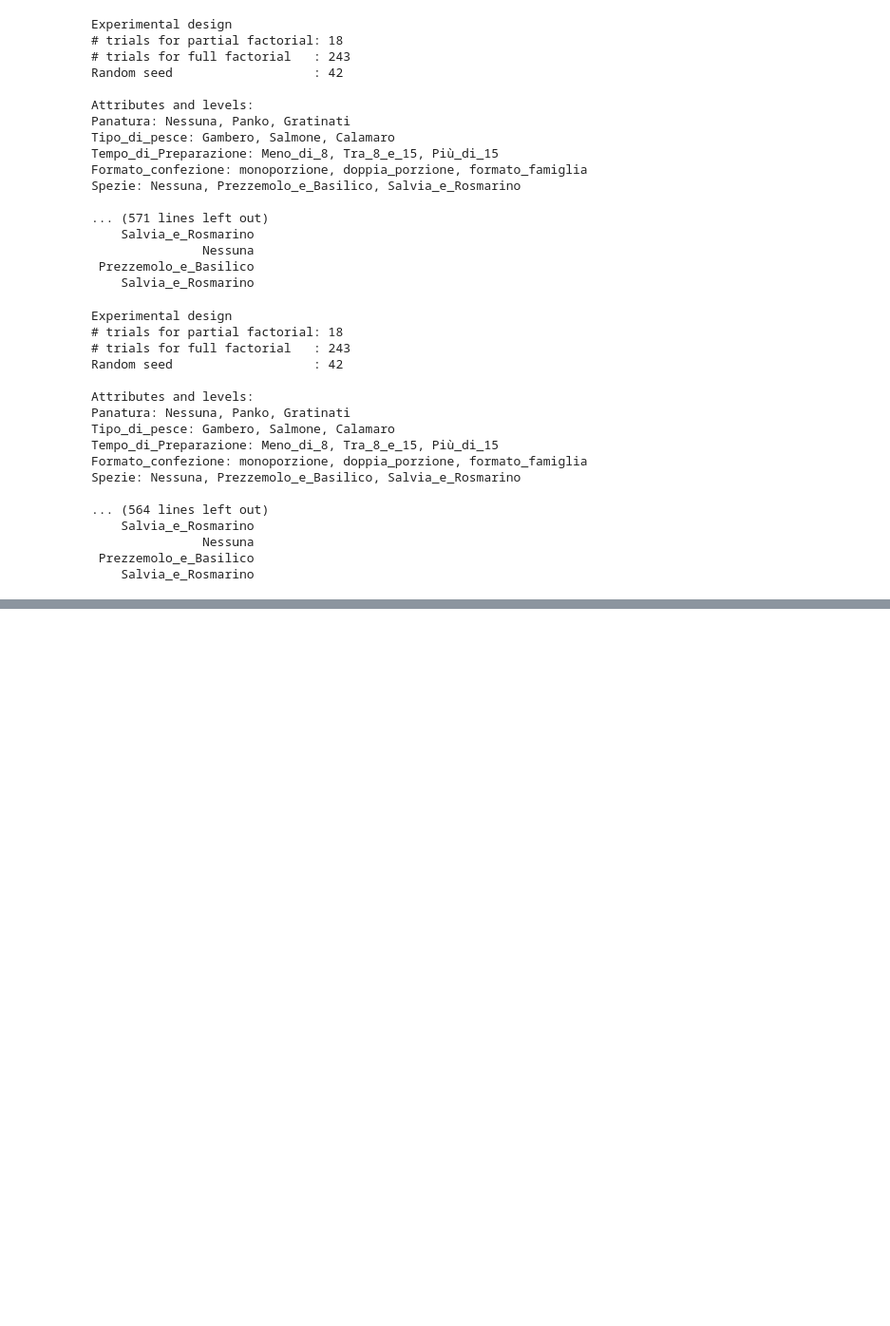
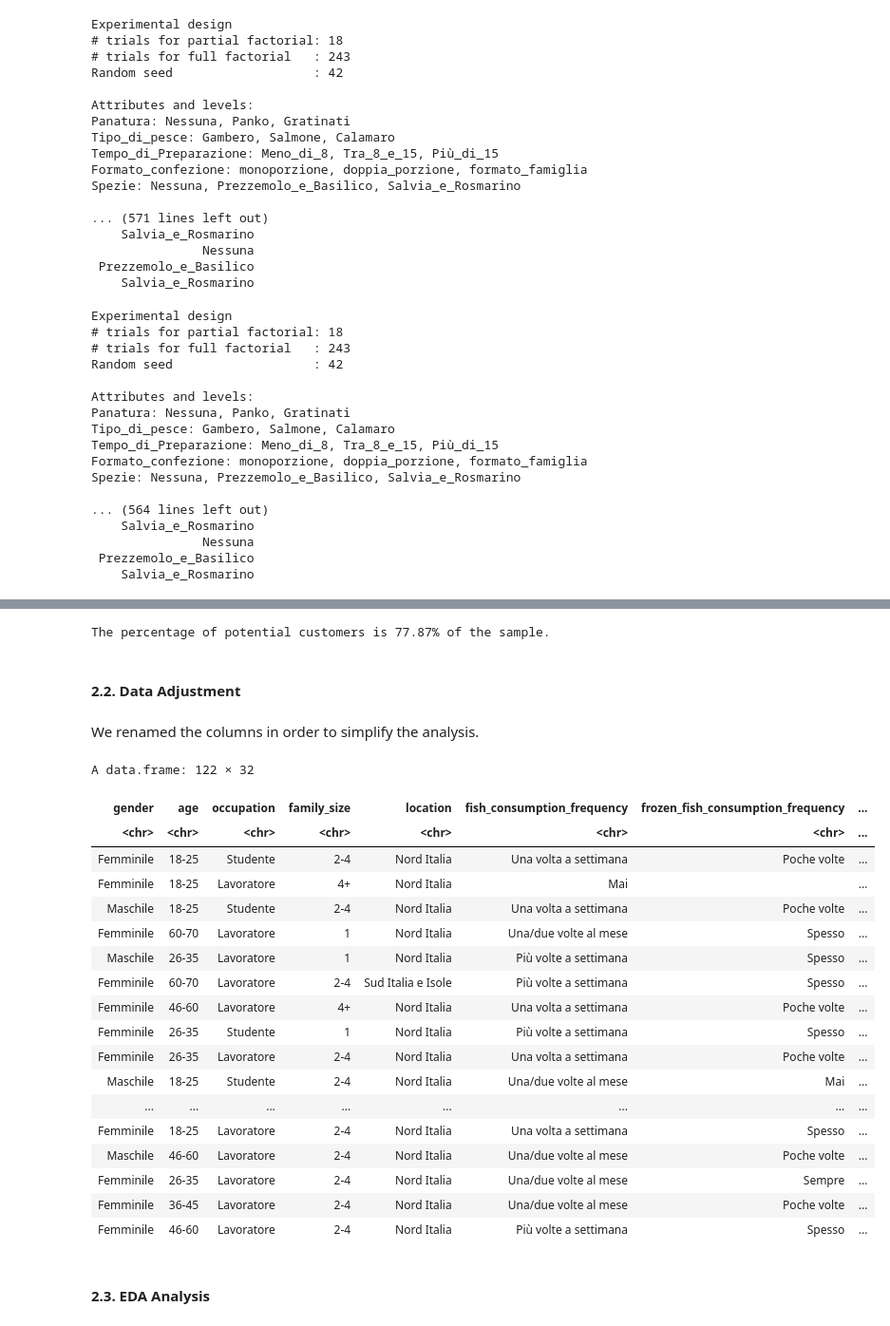
Before and after one commit to AngelicaLongo/Marketing-analytics-, a Jupyter notebook: conjoint1.ipynb, the cells around one changed output, grey strips where cells are left out. Shown at 95% size. Cells and saved outputs as stored; diff of their text form; code cells hidden in the pictures; blank space fills up the shorter version.

```diff
--- a/conjoint1.ipynb
+++ b/conjoint1.ipynb
@@ -97,0 +205,10 @@ A data.frame: 1710 × 7
+# %%
+eat_fish <- total_rows * (1 - percentage_mai / 100)
+potential_customers <- eat_fish * (1 - percentage_nofrozen / 100)
+percentage_potential_customers <- round((potential_customers / total_rows) * 100, 2)
+
+cat(sprintf("The percentage of potential customers is %.2f%% of the sample.\n", percentage_potential_customers))
+# %% [output]
+The percentage of potential customers is 77.87% of the sample.
+# %% [markdown]
+#### **2.2. Data Adjustment**
@@ -97,0 +217,2 @@ A data.frame: 1710 × 7
+# %% [markdown]
+We renamed the columns in order to simplify the analysis.
@@ -97,0 +256,24 @@ A data.frame: 1710 × 7
+# %%
+survey_raw
+# %% [output]
+A data.frame: 122 × 32
+| gender | age | occupation | family_size | location | fish_consumption_frequency | frozen_fish_consumption_frequency | ... |
+| <chr> | <chr> | <chr> | <chr> | <chr> | <chr> | <chr> | ... |
+| Femminile | 18-25 | Studente | 2-4 | Nord Italia | Una volta a settimana | Poche volte | ... |
+| Femminile | 18-25 | Lavoratore | 4+ | Nord Italia | Mai |  | ... |
+| Maschile | 18-25 | Studente | 2-4 | Nord Italia | Una volta a settimana | Poche volte | ... |
+| Femminile | 60-70 | Lavoratore | 1 | Nord Italia | Una/due volte al mese | Spesso | ... |
+| Maschile | 26-35 | Lavoratore | 1 | Nord Italia | Più volte a settimana | Spesso | ... |
+| Femminile | 60-70 | Lavoratore | 2-4 | Sud Italia e Isole | Più volte a settimana | Spesso | ... |
+| Femminile | 46-60 | Lavoratore | 4+ | Nord Italia | Una volta a settimana | Poche volte | ... |
+| Femminile | 26-35 | Studente | 1 | Nord Italia | Più volte a settimana | Spesso | ... |
+| Femminile | 26-35 | Lavoratore | 2-4 | Nord Italia | Una volta a settimana | Poche volte | ... |
+| Maschile | 18-25 | Studente | 2-4 | Nord Italia | Una/due volte al mese | Mai | ... |
+| ... | ... | ... | ... | ... | ... | ... | ... |
+| Femminile | 18-25 | Lavoratore | 2-4 | Nord Italia | Una volta a settimana | Spesso | ... |
+| Maschile | 46-60 | Lavoratore | 2-4 | Nord Italia | Una/due volte al mese | Poche volte | ... |
+| Femminile | 26-35 | Lavoratore | 2-4 | Nord Italia | Una/due volte al mese | Sempre | ... |
+| Femminile | 36-45 | Lavoratore | 2-4 | Nord Italia | Una/due volte al mese | Poche volte | ... |
+| Femminile | 46-60 | Lavoratore | 2-4 | Nord Italia | Più volte a settimana | Spesso | ... |
+# %% [markdown]
+#### **2.3. EDA Analysis**
```
Also changed, not shown: parts of 51 cells of this notebook.
